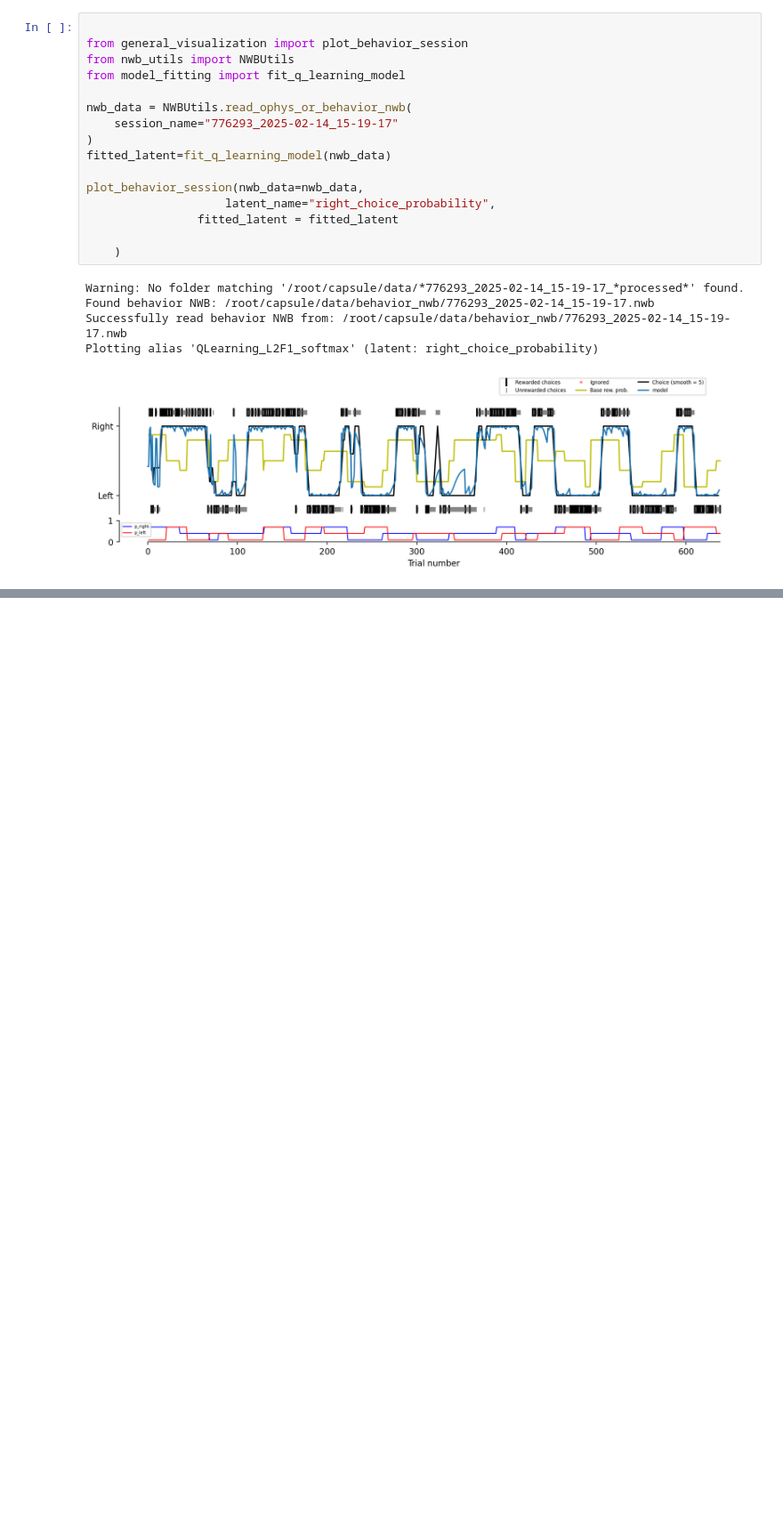
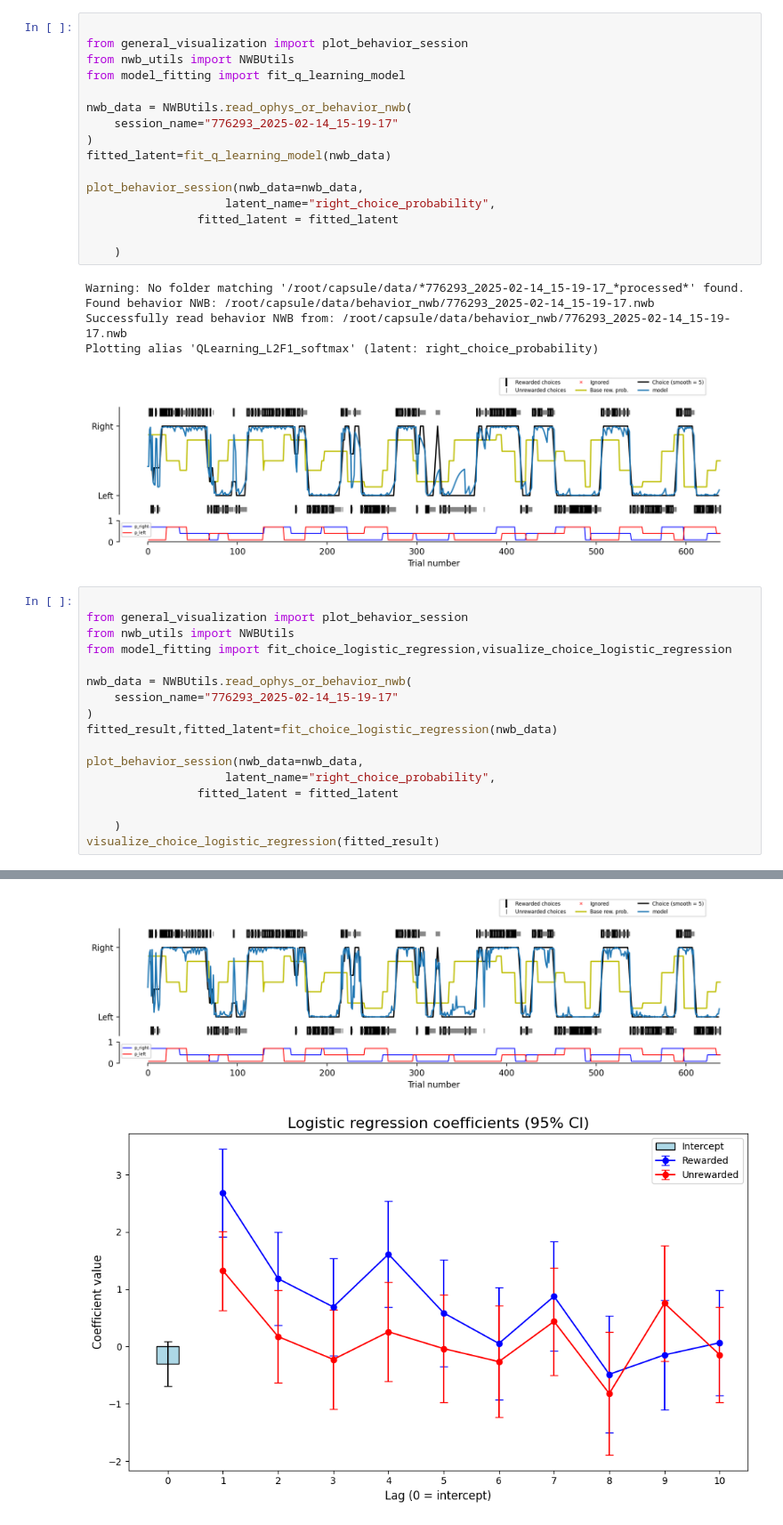
Before and after one commit to AllenNeuralDynamics/aind-dft-ephys-analysis, a Jupyter notebook: src/aind_dft_ephys_analysis/ephys_playground.ipynb, the cells around one changed output, grey strips where cells are left out. Shown at 89% size. Drawn from its saved outputs; the diff is of its cells as text; blank space fills up the shorter version.

Commit message:
adding visualize_choice_logistic_regression

```diff
--- a/src/aind_dft_ephys_analysis/ephys_playground.ipynb
+++ b/src/aind_dft_ephys_analysis/ephys_playground.ipynb
@@ -412,3 +425,21 @@ Found behavior NWB: /root/capsule/data/behavior_nwb/776293_2025-02-14_15-19-17.n
 Successfully read behavior NWB from: /root/capsule/data/behavior_nwb/776293_2025-02-14_15-19-17.nwb
 Plotting alias 'QLearning_L2F1_softmax' (latent: right_choice_probability)
 [figure]
+# %%
+
+from general_visualization import plot_behavior_session
+from nwb_utils import NWBUtils
+from model_fitting import fit_choice_logistic_regression,visualize_choice_logistic_regression
+
+nwb_data = NWBUtils.read_ophys_or_behavior_nwb(
+    session_name="776293_2025-02-14_15-19-17"
+)
+fitted_result,fitted_latent=fit_choice_logistic_regression(nwb_data)
+
+plot_behavior_session(nwb_data=nwb_data,
+                    latent_name="right_choice_probability",
+                fitted_latent = fitted_latent
+
+    )
+visualize_choice_logistic_regression(fitted_result)
+# %% [output]
@@ -414,0 +450,2 @@ Plotting alias 'QLearning_L2F1_softmax' (latent: right_choice_probability)
+[figure, added]
+[figure, added]
```
Also changed, not shown: parts of 4 cells of this notebook, 1 other file.
